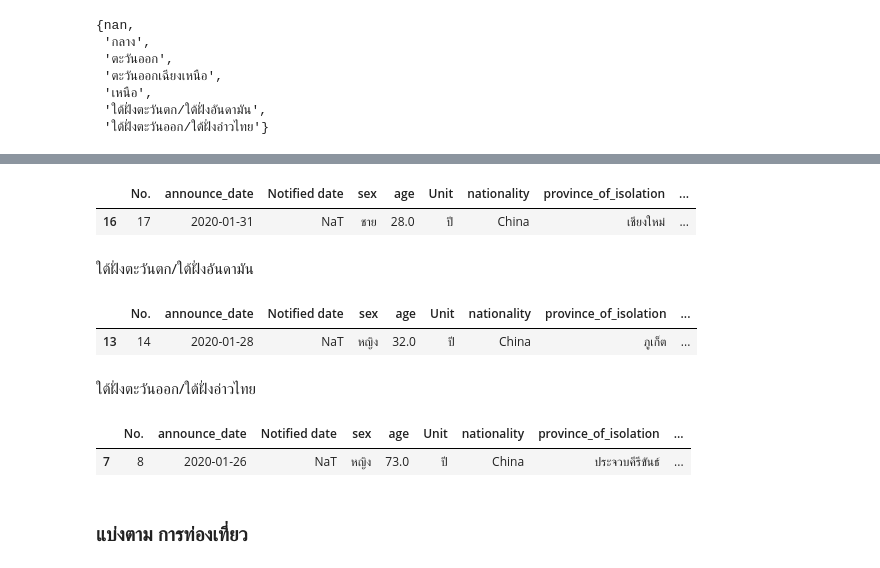
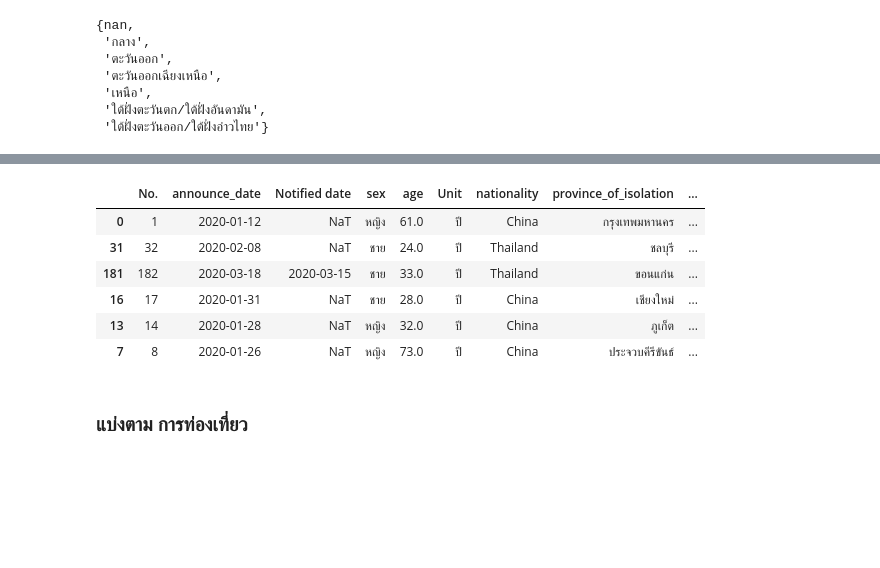
Before and after one commit to jittakorn-ch/data_viz_2022, a Jupyter notebook: BasicPython&DataViz_midterm2022.ipynb, the cells around one changed output, grey strips where cells are left out. Cells and saved outputs as stored; diff of their text form; code cells hidden in the pictures; blank space fills up the shorter version.

```diff
--- a/BasicPython&DataViz_midterm2022.ipynb
+++ b/BasicPython&DataViz_midterm2022.ipynb
@@ -797,22 +725,15 @@ covid_region[covid_region['อุตุนิยมวิทยา']=='ตะว
-# %%
-covid_region[covid_region['อุตุนิยมวิทยา']=='เหนือ'].head(1)
-# %% [output]
-|  | No. | announce_date | Notified date | sex | age | Unit | nationality | province_of_isolation | ... |
-| 16 | 17 | 2020-01-31 | NaT | ชาย | 28.0 | ปี | China | เชียงใหม่ | ... |
-# %% [markdown]
-ใต้ฝั่งตะวันตก/ใต้ฝั่งอันดามัน
-# %%
-covid_region[covid_region['อุตุนิยมวิทยา']=='ใต้ฝั่งตะวันตก/ใต้ฝั่งอันดามัน'].head(1)
-# %% [output]
-|  | No. | announce_date | Notified date | sex | age | Unit | nationality | province_of_isolation | ... |
-| 13 | 14 | 2020-01-28 | NaT | หญิง | 32.0 | ปี | China | ภูเก็ต | ... |
-# %% [markdown]
-ใต้ฝั่งตะวันออก/ใต้ฝั่งอ่าวไทย
-# %%
-covid_region[covid_region['อุตุนิยมวิทยา']=='ใต้ฝั่งตะวันออก/ใต้ฝั่งอ่าวไทย'].head(1)
-# %% [output]
-|  | No. | announce_date | Notified date | sex | age | Unit | nationality | province_of_isolation | ... |
-| 7 | 8 | 2020-01-26 | NaT | หญิง | 73.0 | ปี | China | ประจวบคีรีขันธ์ | ... |
+# %%
+pd.concat([covid_region[covid_region['อุตุนิยมวิทยา']=='กลาง'].head(1), covid_region[covid_region['อุตุนิยมวิทยา']=='ตะวันออก'].head(1),
+           covid_region[covid_region['อุตุนิยมวิทยา']=='ตะวันออกเฉียงเหนือ'].head(1), covid_region[covid_region['อุตุนิยมวิทยา']=='เหนือ'].head(1),
+           covid_region[covid_region['อุตุนิยมวิทยา']=='ใต้ฝั่งตะวันตก/ใต้ฝั่งอันดามัน'].head(1) ,covid_region[covid_region['อุตุนิยมวิทยา']=='ใต้ฝั่งตะวันออก/ใต้ฝั่งอ่าวไทย'].head(1)], axis=0)
+# %% [output]
+|  | No. | announce_date | Notified date | sex | age | Unit | nationality | province_of_isolation | ... |
+| 0 | 1 | 2020-01-12 | NaT | หญิง | 61.0 | ปี | China | กรุงเทพมหานคร | ... |
+| 31 | 32 | 2020-02-08 | NaT | ชาย | 24.0 | ปี | Thailand | ชลบุรี | ... |
+| 181 | 182 | 2020-03-18 | 2020-03-15 | ชาย | 33.0 | ปี | Thailand | ขอนแก่น | ... |
+| 16 | 17 | 2020-01-31 | NaT | ชาย | 28.0 | ปี | China | เชียงใหม่ | ... |
+| 13 | 14 | 2020-01-28 | NaT | หญิง | 32.0 | ปี | China | ภูเก็ต | ... |
+| 7 | 8 | 2020-01-26 | NaT | หญิง | 73.0 | ปี | China | ประจวบคีรีขันธ์ | ... |
 # %% [markdown]
 ### แบ่งตาม การท่องเที่ยว
 # %%
```
Also changed, not shown: parts of 57 cells of this notebook.
